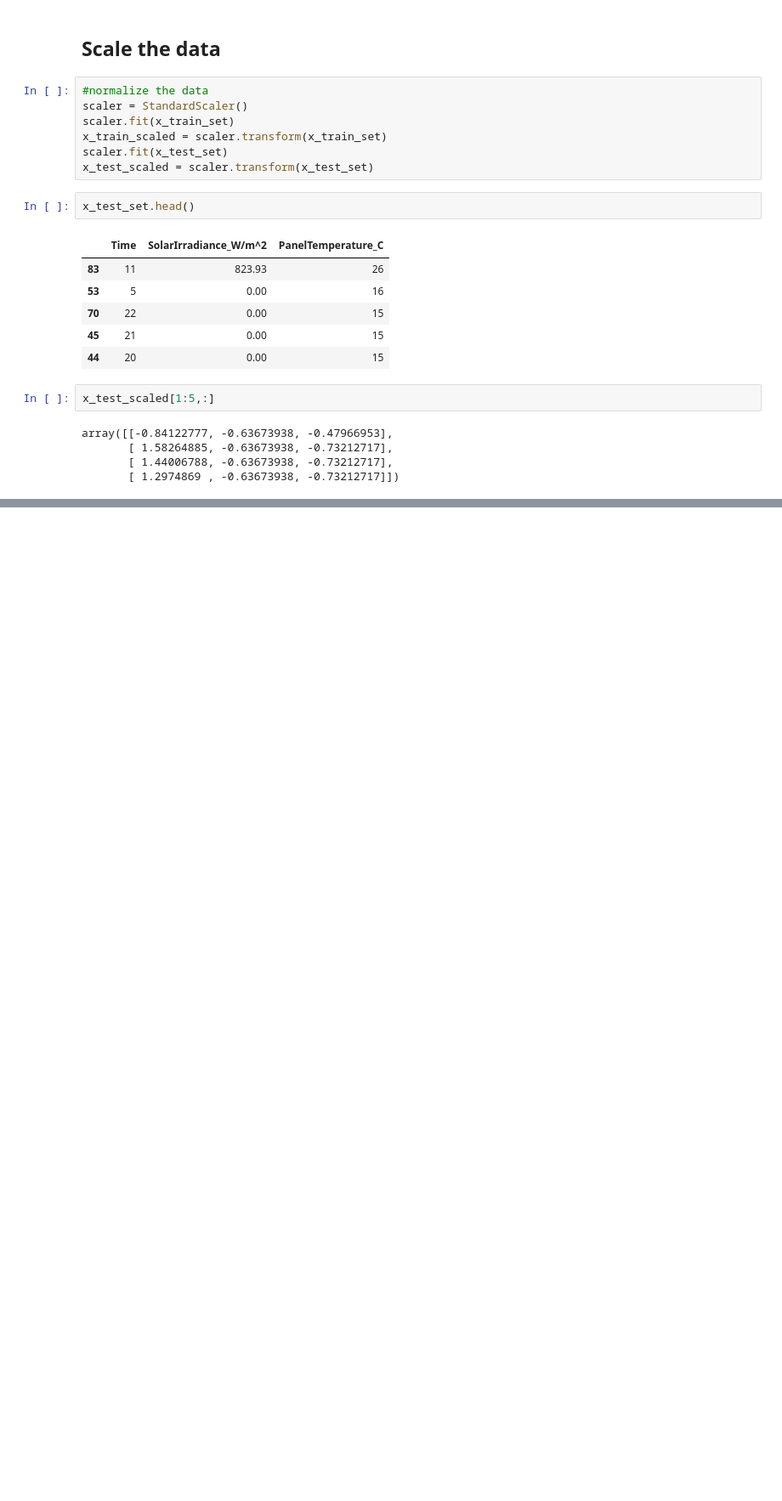
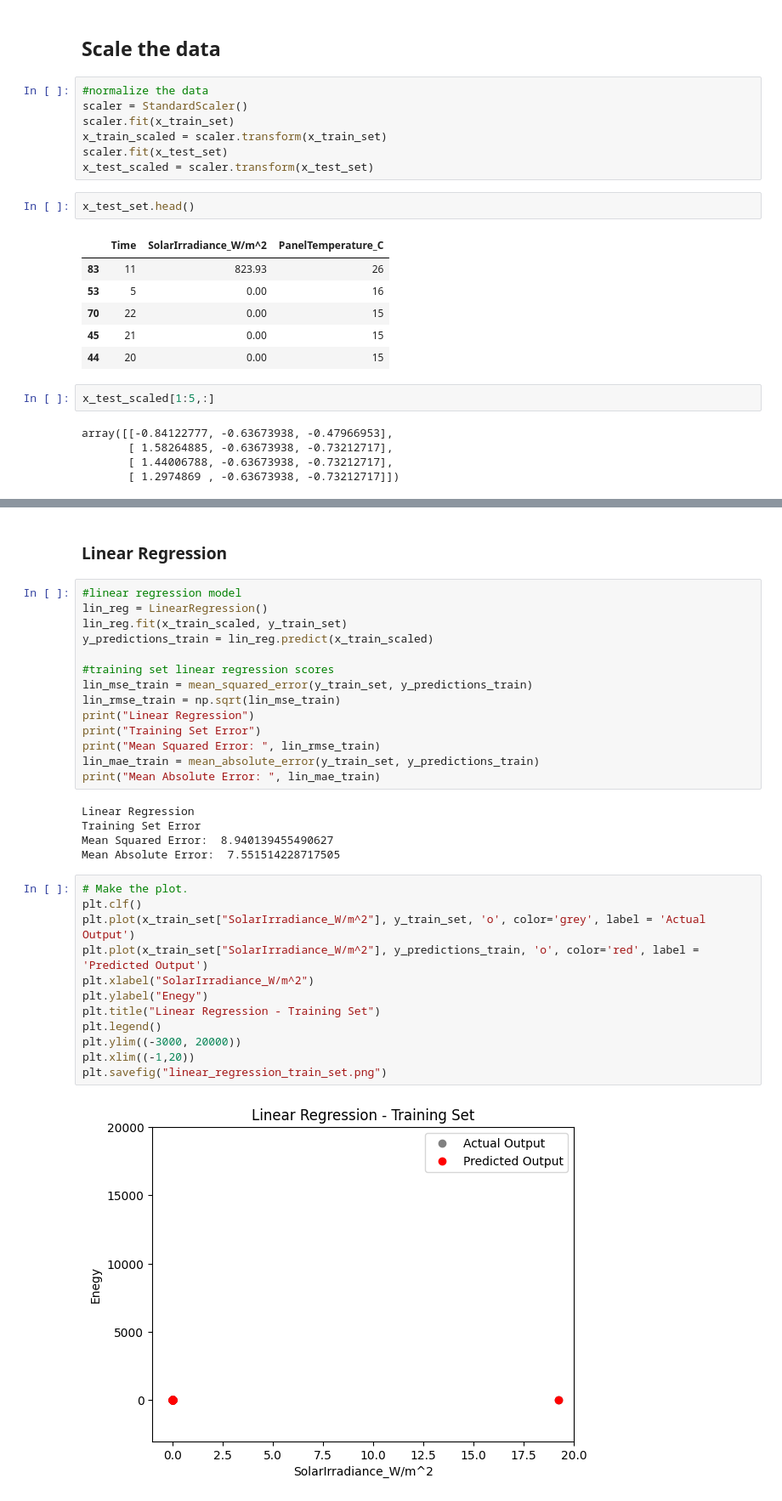
Before and after one commit to kmjaman/machine-learning, a Jupyter notebook: solar_energy/solar_power_energy.ipynb, the cells around one changed output, grey strips where cells are left out. Shown: that part at 85% size. Cells and saved outputs as stored; diff of their text form; blank space fills up the shorter version.

Commit message:
Run linear regression

```diff
--- a/solar_energy/solar_power_energy.ipynb
+++ b/solar_energy/solar_power_energy.ipynb
@@ -157,0 +160,35 @@ array([[-0.84122777, -0.63673938, -0.47966953],
+# %% [markdown]
+### Linear Regression
+# %%
+#linear regression model
+lin_reg = LinearRegression()
+lin_reg.fit(x_train_scaled, y_train_set)
+y_predictions_train = lin_reg.predict(x_train_scaled)
+
+#training set linear regression scores
+lin_mse_train = mean_squared_error(y_train_set, y_predictions_train)
+lin_rmse_train = np.sqrt(lin_mse_train)
+print("Linear Regression")
+print("Training Set Error")
+print("Mean Squared Error: ", lin_rmse_train)
+lin_mae_train = mean_absolute_error(y_train_set, y_predictions_train)
+print("Mean Absolute Error: ", lin_mae_train)
+# %% [output]
+Linear Regression
+Training Set Error
+Mean Squared Error:  8.940139455490627
+Mean Absolute Error:  7.551514228717505
+# %%
+# Make the plot.
+plt.clf()
+plt.plot(x_train_set["SolarIrradiance_W/m^2"], y_train_set, 'o', color='grey', label = 'Actual Output')
+plt.plot(x_train_set["SolarIrradiance_W/m^2"], y_predictions_train, 'o', color='red', label = 'Predicted Output')
+plt.xlabel("SolarIrradiance_W/m^2")
+plt.ylabel("Enegy")
+plt.title("Linear Regression - Training Set")
+plt.legend()
+plt.ylim((-3000, 20000))
+plt.xlim((-1,20))
+plt.savefig("linear_regression_train_set.png")
+# %% [output]
+[figure, added]
```
Also changed, not shown: parts of 1 cell of this notebook.
